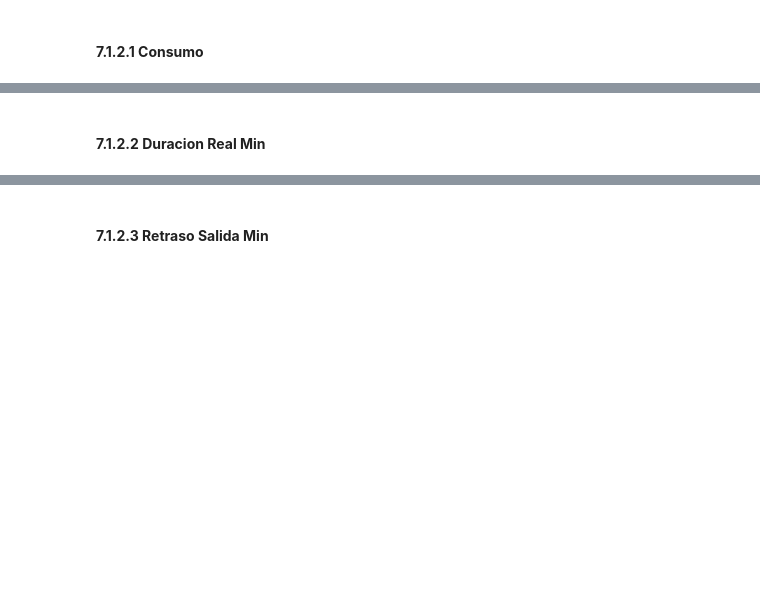
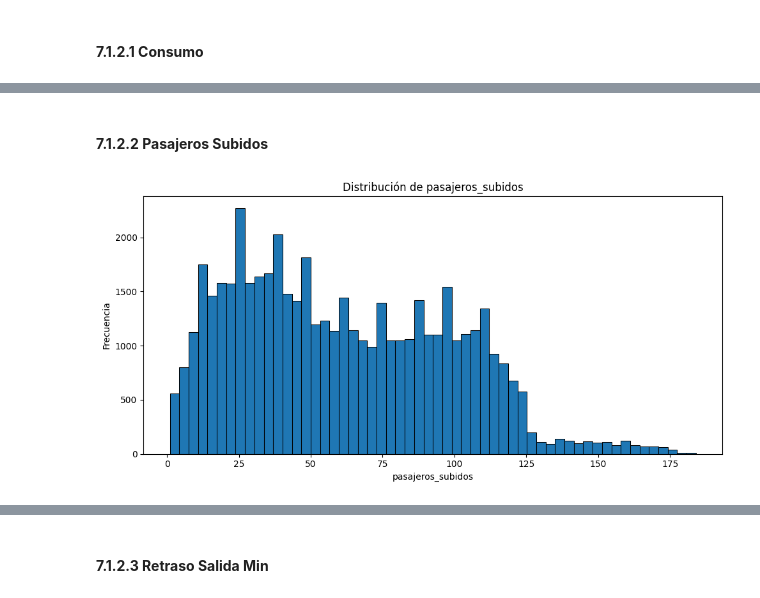
Before and after one commit to Arevaliis/metrobus-data-analytics, a Jupyter notebook: notebooks/01_eda.ipynb, the cells around one changed output, grey strips where cells are left out. Cells and saved outputs as stored; diff of their text form; code cells hidden in the pictures; blank space fills up the shorter version.

```diff
--- a/notebooks/01_eda.ipynb
+++ b/notebooks/01_eda.ipynb
@@ -479,5 +461,7 @@ crear_boxplot(df_viajes, "consumo")
 # %% [markdown]
-#### **7.1.2.2 Duracion Real Min**
+#### **7.1.2.2 Pasajeros Subidos**
 # %%
-crear_histograma(df_viajes, "duracion_real_min")
+crear_histograma(df_viajes, "pasajeros_subidos")
+# %% [output]
+[figure, added]
 # %%
```
Also changed, not shown: parts of 51 cells of this notebook.
